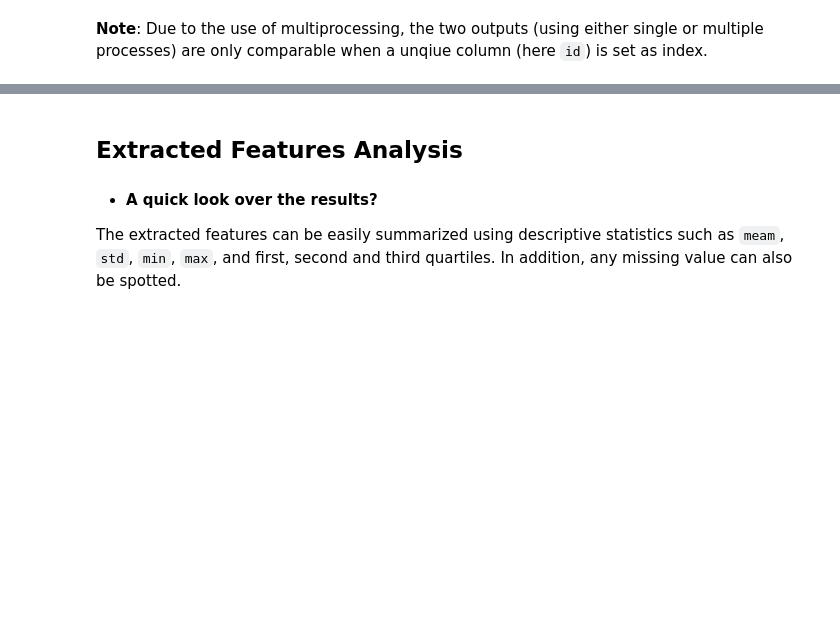
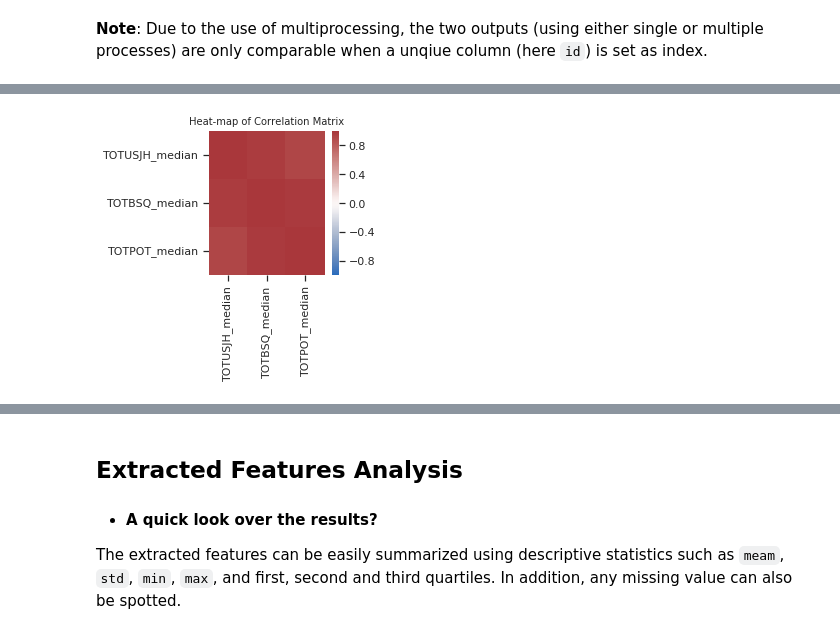
Before and after one commit to AzimAhmadzadeh/mvtsdata_toolkit, a Jupyter notebook: demo.ipynb, the cells around one changed output, grey strips where cells are left out. Saved outputs shown, nothing was run; the diff lists cells and outputs as text; code cells hidden in the pictures; blank space fills up the shorter version.

```diff
--- a/demo.ipynb
+++ b/demo.ipynb
@@ -208,0 +223,4 @@ fe.df_all_features
+# %%
+fe.plot_correlation_heatmap(feature_names=['TOTUSJH_median', 'TOTBSQ_median', 'TOTPOT_median'])
+# %% [output]
+[figure, added]
```
Also changed, not shown: parts of 10 cells of this notebook, 9 other files.
